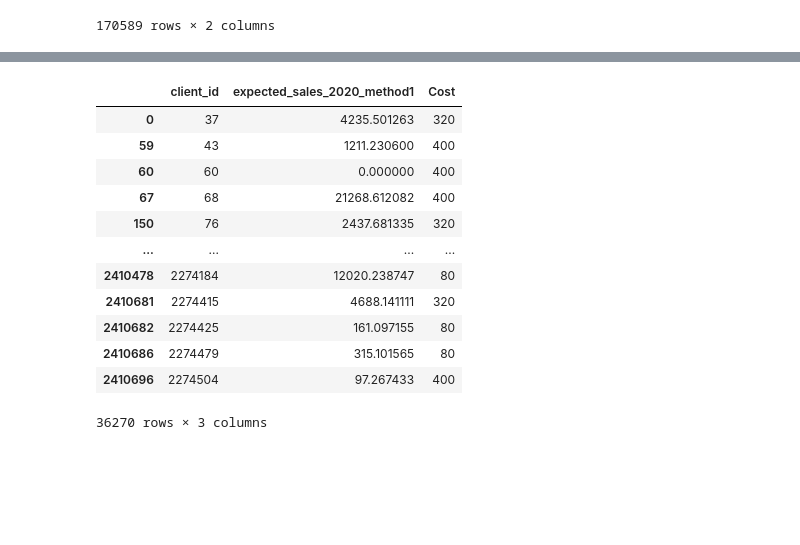
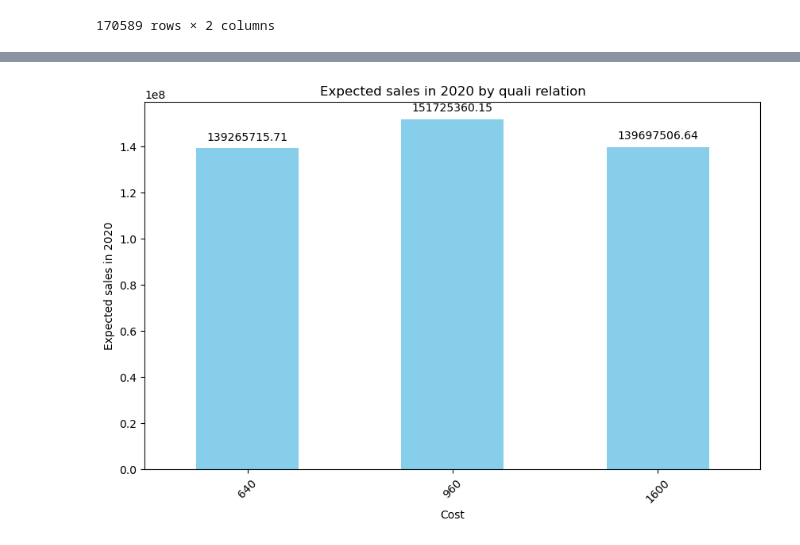
Before and after one commit to NacerH0/Churn-Predictor-, a Jupyter notebook: knapsack.ipynb, the cells around one changed output, grey strips where cells are left out. Drawn from its saved outputs; the diff is of its cells as text; code cells hidden in the pictures; blank space fills up the shorter version.

```diff
--- a/knapsack.ipynb
+++ b/knapsack.ipynb
@@ -85,10 +75,0 @@ churned_df
-# %%
-
-
-churned_df['Cost'] = churned_df['quali_relation'].map({
-    'Demanding client': 400,
-    'Difficult client': 320,
-    'Agreeable client': 80
-})
-
-churned_df
@@ -114,18 +76,28 @@ churned_df = pd.merge(predicted, churned_df, on='client_id', how='left')
-# %%
-churned_df=churned_df[['client_id','expected_sales_2020_method1','Cost']]
-churned_df.drop_duplicates(inplace=True)
-churned_df
-# %% [output]
-|  | client_id | expected_sales_2020_method1 | Cost |
-| 0 | 37 | 4235.501263 | 320 |
-| 59 | 43 | 1211.230600 | 400 |
-| 60 | 60 | 0.000000 | 400 |
-| 67 | 68 | 21268.612082 | 400 |
-| 150 | 76 | 2437.681335 | 320 |
-| ... | ... | ... | ... |
-| 2410478 | 2274184 | 12020.238747 | 80 |
-| 2410681 | 2274415 | 4688.141111 | 320 |
-| 2410682 | 2274425 | 161.097155 | 80 |
-| 2410686 | 2274479 | 315.101565 | 80 |
-| 2410696 | 2274504 | 97.267433 | 400 |
-36270 rows × 3 columns
+# %%
+# Plot expected sales in churned_df by quali relation
+import matplotlib.pyplot as plt
+
+plt.figure(figsize=(10, 6))
+ax = (
+    churned_df.groupby("Cost")["expected_sales_2020_method1"]
+    .sum()
+    .plot(kind="bar", color="skyblue")
+)
+plt.title("Expected sales in 2020 by quali relation")
+plt.ylabel("Expected sales in 2020")
+plt.xticks(rotation=45)
+
+# Add the value of each bar on top of the bars
+for p in ax.patches:
+    ax.annotate(
+        f"{p.get_height():.2f}",
+        (p.get_x() + p.get_width() / 2.0, p.get_height()),
+        ha="center",
+        va="center",
+        xytext=(0, 10),
+        textcoords="offset points",
+    )
+
+plt.show()
+# %% [output]
+[figure, added]
```
Also changed, not shown: parts of 20 cells of this notebook, 3 other files.
